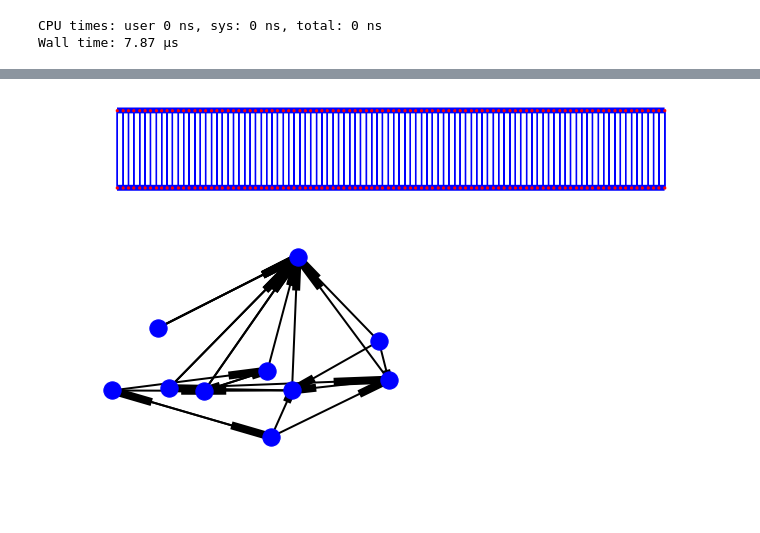
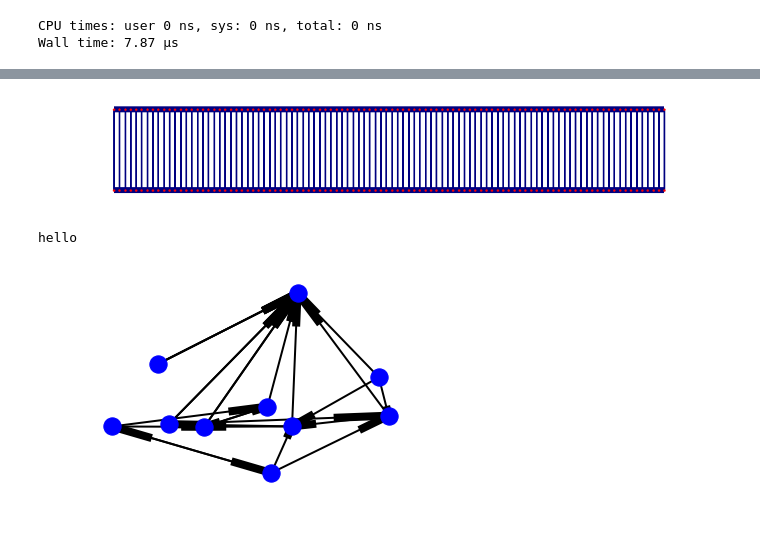
Before and after one commit to richwkc/Kaggle-Toxic-Comment-Classification-Challenge, a Jupyter notebook: codebase/visualize-rnn.ipynb, the cells around one changed output, grey strips where cells are left out. Drawn from its saved outputs; the diff is of its cells as text; code cells hidden in the pictures.

```diff
--- a/codebase/visualize-rnn.ipynb
+++ b/codebase/visualize-rnn.ipynb
@@ -216,27 +270,38 @@ pos = dict(list({x: [2*x, 0] for x in range(numberOfNeurons)}.items())
 # %%
 import networkx as nx
 
+
+numberOfNeurons = 100
+
+wordsLayer = list(zip(range(numberOfNeurons), range(1, numberOfNeurons)))
+rnnLayer = list(zip(range(numberOfNeurons, 2*numberOfNeurons), range(numberOfNeurons + 1, 2*numberOfNeurons)))
+layersConnection = list(zip(range(numberOfNeurons), range(numberOfNeurons, 2*numberOfNeurons)))
 plt.figure(figsize=(20, 3))
+
+pos = dict(list({x: [2*x, 0] for x in range(numberOfNeurons)}.items())
+           + list({x: [2*(x - numberOfNeurons), 1] for x in range(numberOfNeurons, 2*numberOfNeurons)}.items()))
 
 G = nx.Graph()
 
 # G.add_edges_from(wordsLayer + rnnLayer + layersConnection)
 
 # nx.draw(graph, node_color="blue")
 
 # pos = nx.spring_layout(G)
 nx.draw_networkx_nodes(G, pos,
     nodelist=list(range(numberOfNeurons)) + list(range(numberOfNeurons, 2*numberOfNeurons)),
-    cmap=plt.get_cmap('jet'), node_size = 20)
+    cmap=plt.get_cmap('jet'), node_size = 10)
 nx.draw_networkx_labels(G, pos)
-nx.draw_networkx_edges(G, pos, edgelist=layersConnection, edge_color='blue', arrows=True, width=3)
-nx.draw_networkx_edges(G, pos, edgelist=wordsLayer+rnnLayer, edge_color='blue', arrows=True, width=10)
+nx.draw_networkx_edges(G, pos, edgelist=layersConnection, edge_color='navy', arrows=True, width=3)
+nx.draw_networkx_edges(G, pos, edgelist=wordsLayer+rnnLayer, edge_color='navy', arrows=True, width=10)
 
 ax = plt.gca()
 ax.set_axis_off()
 plt.show()
+print("hello")
 # %% [output]
-[figure, old version]
+[figure, new version]
+hello
 # %%
 import matplotlib.pyplot as plt
 import networkx as nx
```
Also changed, not shown: parts of 8 cells of this notebook.
